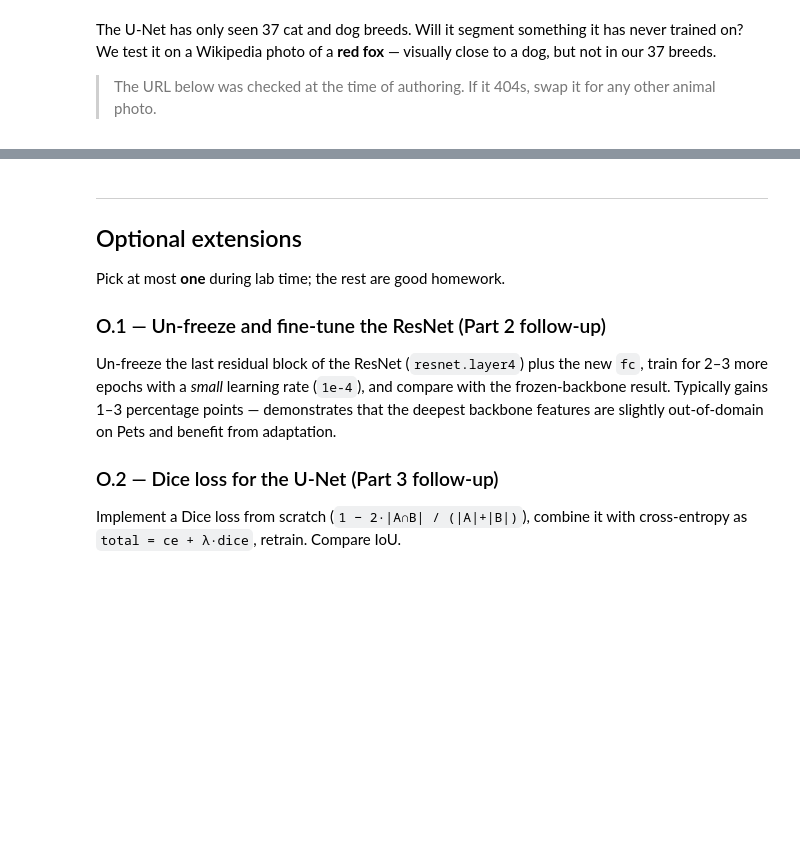
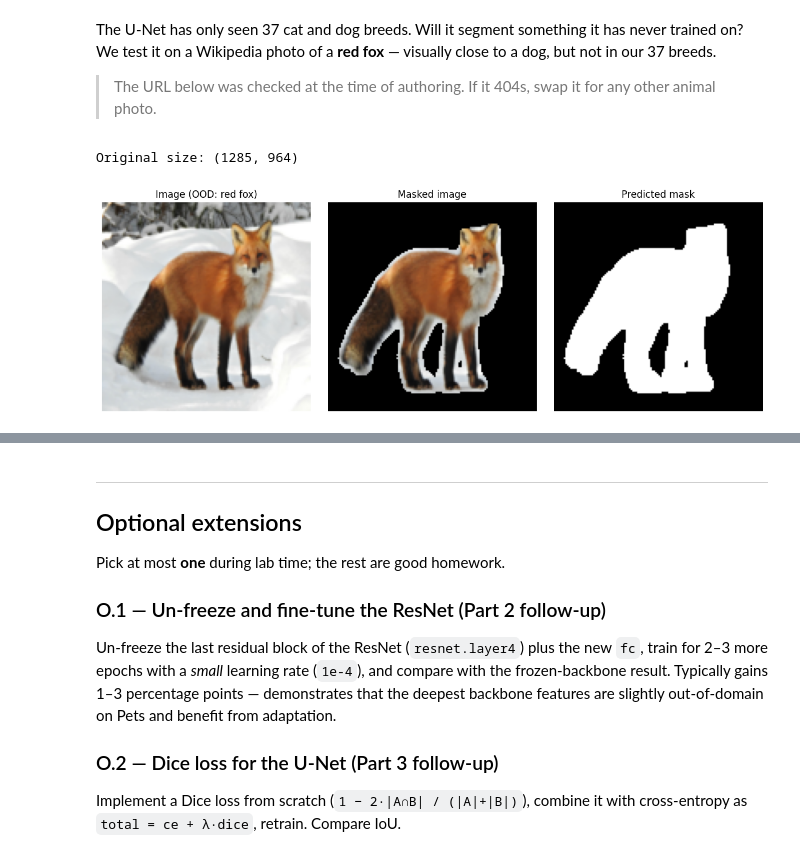
Before and after one commit to naguer019/deep-learning-course-notebooks, a Jupyter notebook: notebooks/notebook_6.ipynb, the cells around one changed output, grey strips where cells are left out. Saved outputs shown, nothing was run; the diff lists cells and outputs as text; code cells hidden in the pictures; blank space fills up the shorter version.

```diff
--- a/notebooks/notebook_6.ipynb
+++ b/notebooks/notebook_6.ipynb
@@ -609,7 +809,7 @@ A one-liner that multiplies a `(3, H, W)` image by a `(H, W)` binary mask, broad
 def apply_mask(img: torch.Tensor, mask: torch.Tensor) -> torch.Tensor:
     """img: (3, H, W) float in [0,1], mask: (H, W) of 0/1 -> (3, H, W)."""
     # YOUR CODE HERE
-    raise NotImplementedError()
+    return img * mask.unsqueeze(0)
 # %% [markdown]
 Provided: sample 4 random test images and plot a 4-row column for each — original / image × ground truth / ground truth / prediction.
 # %%
@@ -644,23 +848,27 @@ The U-Net has only seen 37 cat and dog breeds. Will it segment something it has
 # %%
 # A red fox: morphologically close to a dog, but not in the Pet dataset.
 OOD_URL = 'https://upload.wikimedia.org/wikipedia/commons/3/30/Vulpes_vulpes_ssp_fulvus.jpg'
 
-with urllib.request.urlopen(OOD_URL) as resp:
+req = urllib.request.Request(OOD_URL, headers={'User-Agent': 'Mozilla/5.0'})
+with urllib.request.urlopen(req) as resp:
     ood_pil = Image.open(BytesIO(resp.read())).convert('RGB')
 print(f'Original size: {ood_pil.size}')
 
 ood_resized = ood_pil.resize((SIZE_P3, SIZE_P3), Image.BILINEAR)
 ood_t = transforms.functional.to_tensor(ood_resized)            # (3, H, W) in [0,1]
 ood_norm = transforms.Normalize(IMAGENET_MEAN, IMAGENET_STD)(ood_t).unsqueeze(0).to(device)
 
 unet.eval()
 with torch.no_grad():
     ood_pred = unet(ood_norm).argmax(1)[0].cpu()
 
 fig, axes = plt.subplots(1, 3, figsize=(12, 4))
 axes[0].imshow(ood_t.permute(1, 2, 0));                                   axes[0].set_title('Image (OOD: red fox)'); axes[0].axis('off')
 axes[1].imshow(apply_mask(ood_t, ood_pred).permute(1, 2, 0));             axes[1].set_title('Masked image');         axes[1].axis('off')
 axes[2].imshow(ood_pred, cmap='gray');                                    axes[2].set_title('Predicted mask');       axes[2].axis('off')
 plt.tight_layout(); plt.show()
+# %% [output]
+Original size: (1285, 964)
+[figure, added]
 # %% [markdown]
 > **Question 3.4** — The fox is morphologically close to a dog. Does the U-Net produce a sensible foreground mask? What does that suggest about *what* the network has actually learned — fox features specifically, or a more general 'animal vs. background' representation?
```
Also changed, not shown: parts of 9 cells of this notebook.
